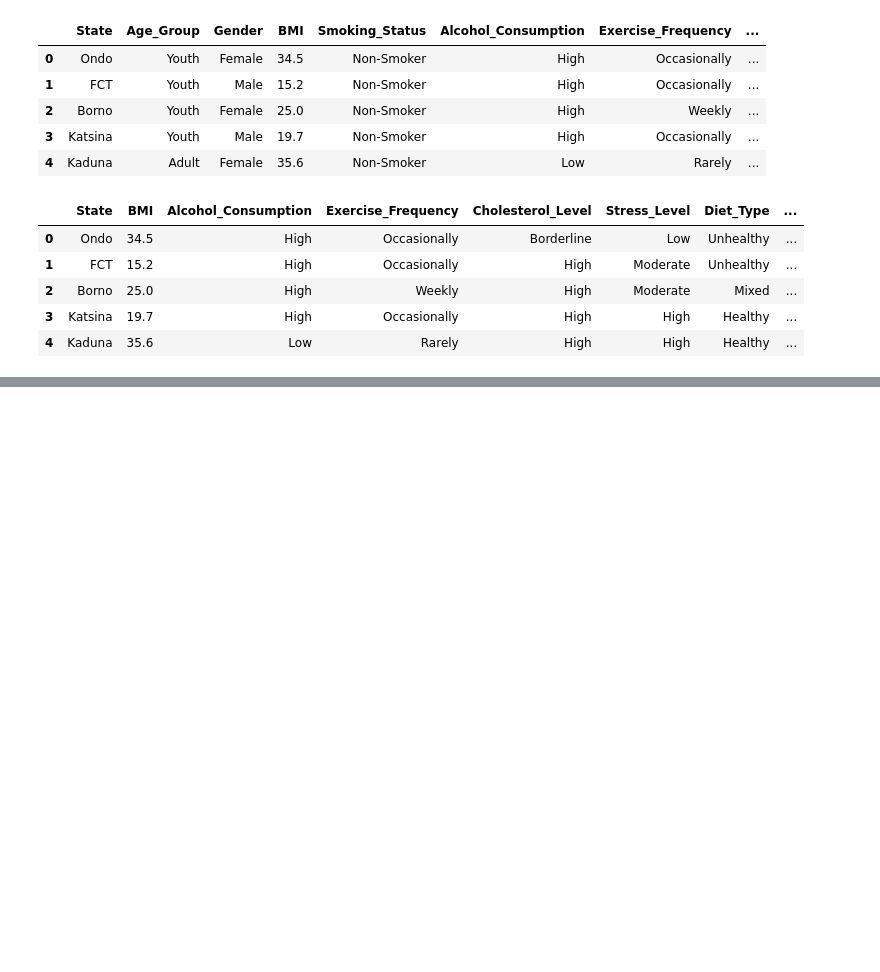
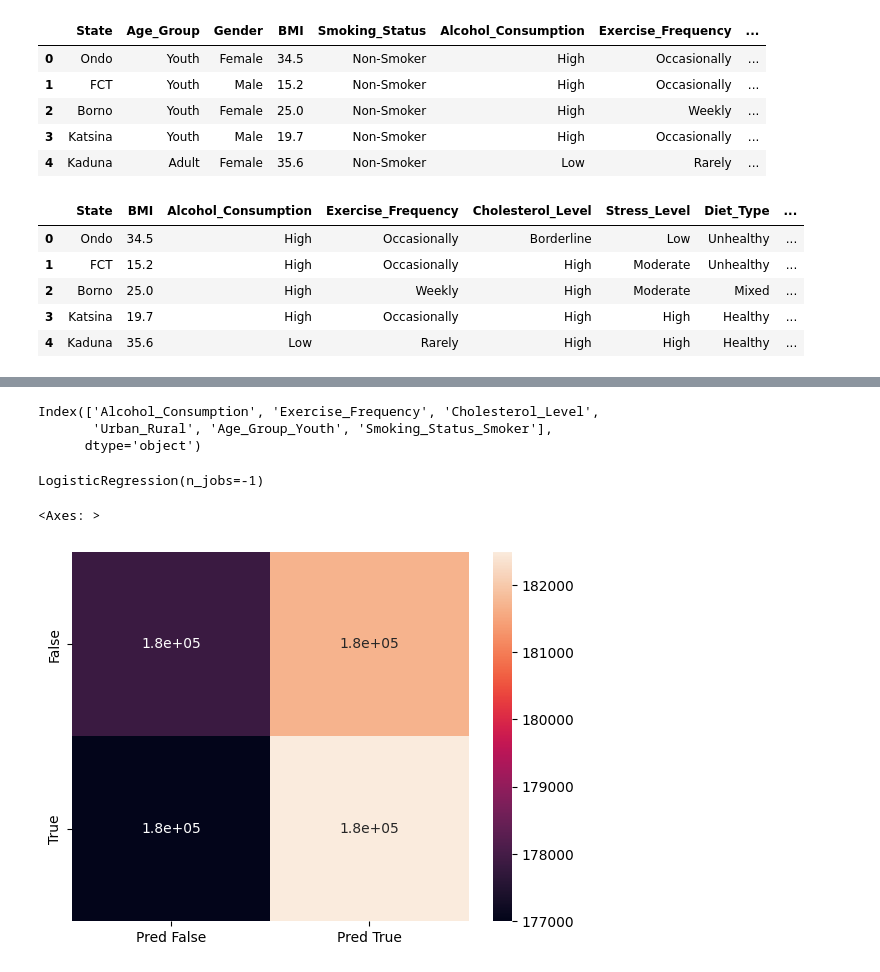
Before and after one commit to earaya1357/Heart-Attack-Detection-Nigeria, a Jupyter notebook: Heart Attack Nigeria.ipynb, the cells around one changed output, grey strips where cells are left out. Saved outputs shown, nothing was run; the diff lists cells and outputs as text; code cells hidden in the pictures; blank space fills up the shorter version.

Commit message:
Updated analysis to try and predict survival

```diff
--- a/Heart Attack Nigeria.ipynb
+++ b/Heart Attack Nigeria.ipynb
@@ -94,0 +124,22 @@ sns.pairplot(data2[['State', 'Alcohol_Consumption', 'Exercise_Frequency', 'Chole
+# %%
+#columns to train model on
+sigcols
+# %% [output]
+Index(['Alcohol_Consumption', 'Exercise_Frequency', 'Cholesterol_Level',
+       'Urban_Rural', 'Age_Group_Youth', 'Smoking_Status_Smoker'],
+      dtype='object')
+# %%
+lgr = LogisticRegression(n_jobs=-1)
+# %%
+xtrain, xtest, ytrain, ytest = train_test_split(X[sigcols], Y, test_size=0.2, random_state=42)
+# %%
+lgr.fit(xtrain, ytrain)
+# %% [output]
+LogisticRegression(n_jobs=-1)
+# %%
+trainpred = lgr.predict(xtrain)
+# %%
+sns.heatmap(confusion_matrix(ytrain, trainpred), annot=True,xticklabels=['Pred False', 'Pred True'], yticklabels=['False', 'True'])
+# %% [output]
+<Axes: >
+[figure, added]
```
Also changed, not shown: parts of 16 cells of this notebook, 1 other file.
